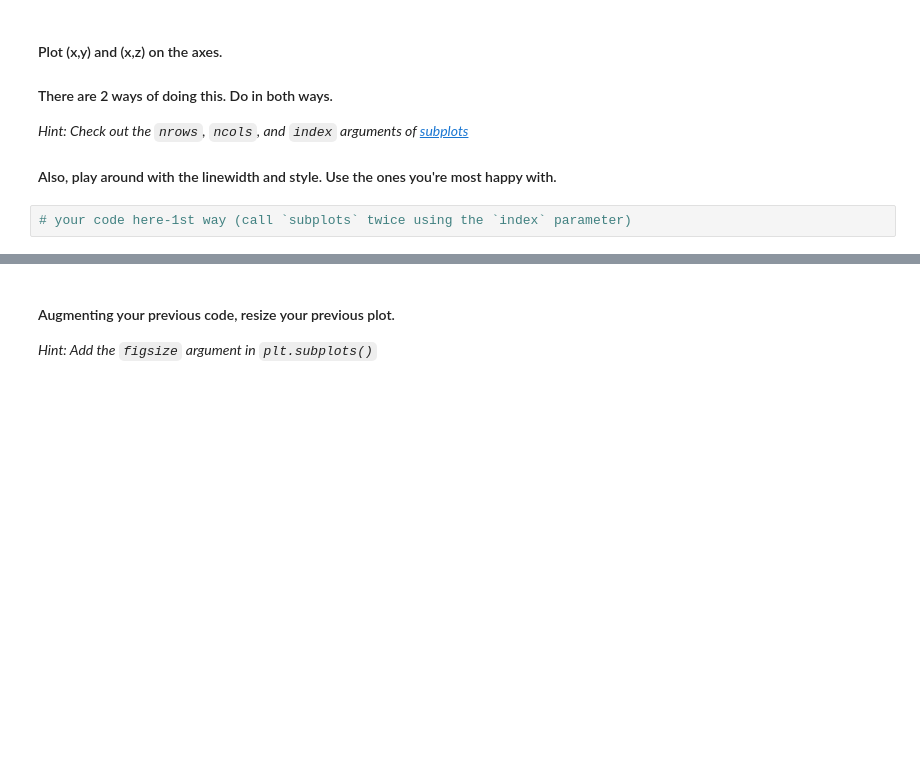
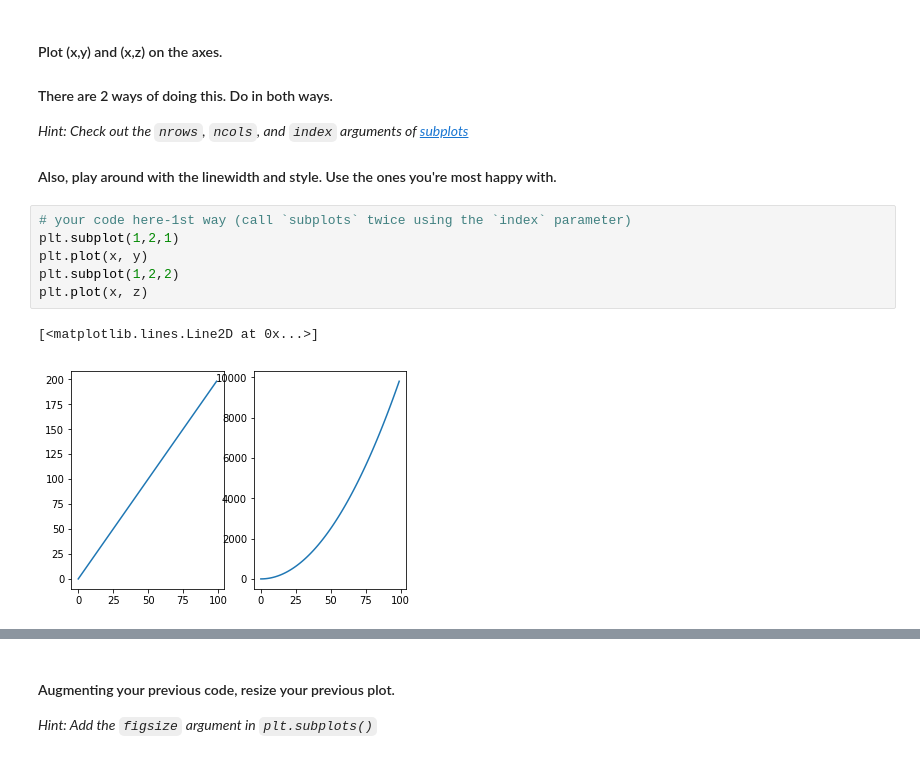
Before and after one commit to LiviaCanet/datamad0119, a Jupyter notebook: module-2/lab-matplotlib-seaborn/your-code/challenge-1.ipynb, the cells around one changed output, grey strips where cells are left out. Drawn from its saved outputs; the diff is of its cells as text; blank space fills up the shorter version.

```diff
--- a/module-2/lab-matplotlib-seaborn/your-code/challenge-1.ipynb
+++ b/module-2/lab-matplotlib-seaborn/your-code/challenge-1.ipynb
@@ -32,5 +33,12 @@ z = x**2
 #### Also, play around with the linewidth and style. Use the ones you're most happy with.
 # %%
 # your code here-1st way (call `subplots` twice using the `index` parameter)
+plt.subplot(1,2,1)
+plt.plot(x, y)
+plt.subplot(1,2,2)
+plt.plot(x, z)
+# %% [output]
+[<matplotlib.lines.Line2D at 0x...>]
+[figure, added]
 # %%
 # your code here-2st way (call `subplots` only once not using the `index` parameter)
```
Also changed, not shown: parts of 8 cells of this notebook.
